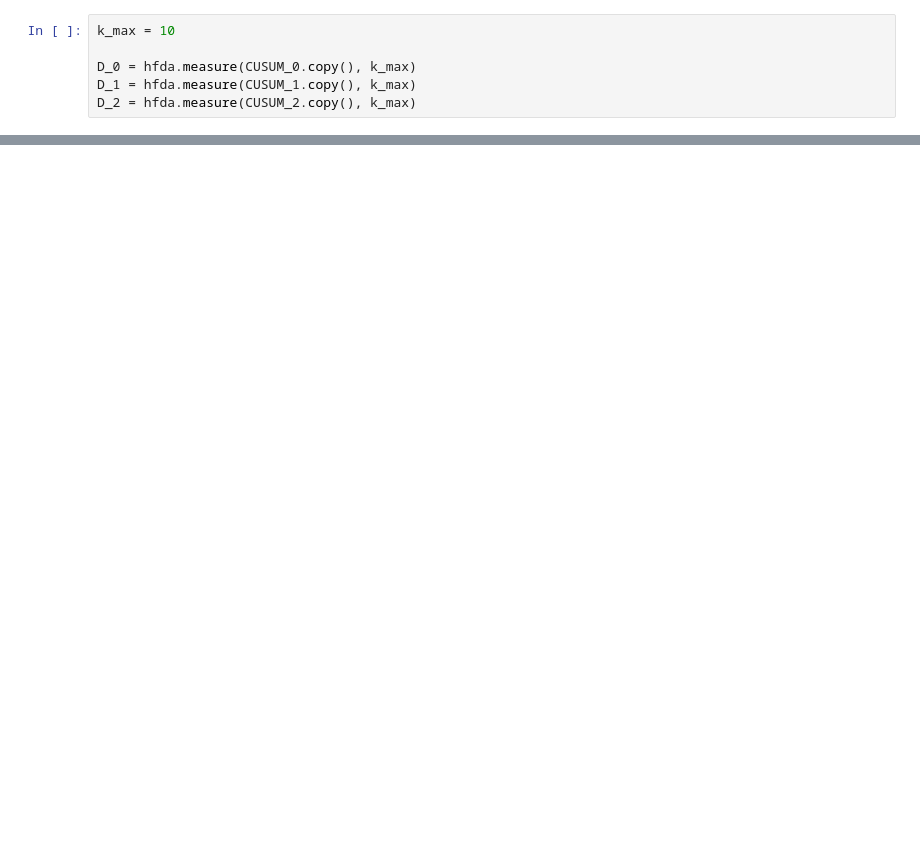
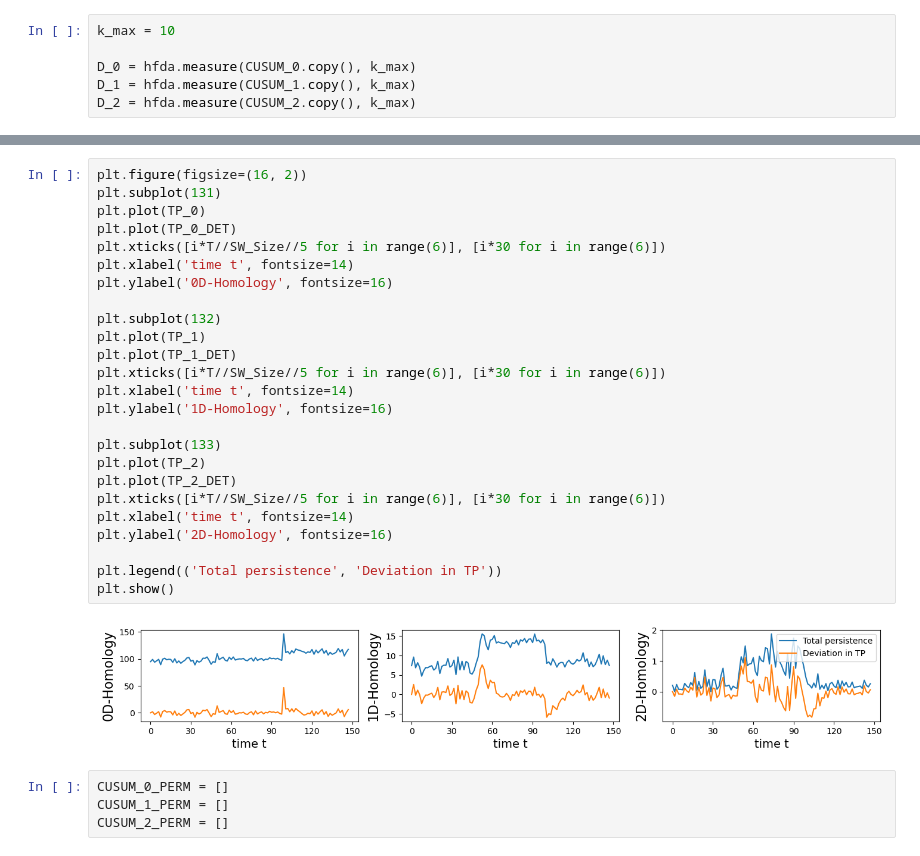
Before and after one commit to A-EL-YAAGOUBI/Dynamic-TDA, a Jupyter notebook: Dynamic_TDA_HFD_Simulations.ipynb, the cells around one changed output, grey strips where cells are left out. Cells and saved outputs as stored; diff of their text form; blank space fills up the shorter version.

```diff
--- a/Dynamic_TDA_HFD_Simulations.ipynb
+++ b/Dynamic_TDA_HFD_Simulations.ipynb
@@ -436,0 +586,31 @@ plt.show()
+# %%
+plt.figure(figsize=(16, 2))
+plt.subplot(131)
+plt.plot(TP_0)
+plt.plot(TP_0_DET)
+plt.xticks([i*T//SW_Size//5 for i in range(6)], [i*30 for i in range(6)])
+plt.xlabel('time t', fontsize=14)
+plt.ylabel('0D-Homology', fontsize=16)
+
+plt.subplot(132)
+plt.plot(TP_1)
+plt.plot(TP_1_DET)
+plt.xticks([i*T//SW_Size//5 for i in range(6)], [i*30 for i in range(6)])
+plt.xlabel('time t', fontsize=14)
+plt.ylabel('1D-Homology', fontsize=16)
+
+plt.subplot(133)
+plt.plot(TP_2)
+plt.plot(TP_2_DET)
+plt.xticks([i*T//SW_Size//5 for i in range(6)], [i*30 for i in range(6)])
+plt.xlabel('time t', fontsize=14)
+plt.ylabel('2D-Homology', fontsize=16)
+
+plt.legend(('Total persistence', 'Deviation in TP'))
+plt.show()
+# %% [output]
+[figure, added]
+# %%
+CUSUM_0_PERM = []
+CUSUM_1_PERM = []
+CUSUM_2_PERM = []
```
Also changed, not shown: parts of 27 cells of this notebook.
